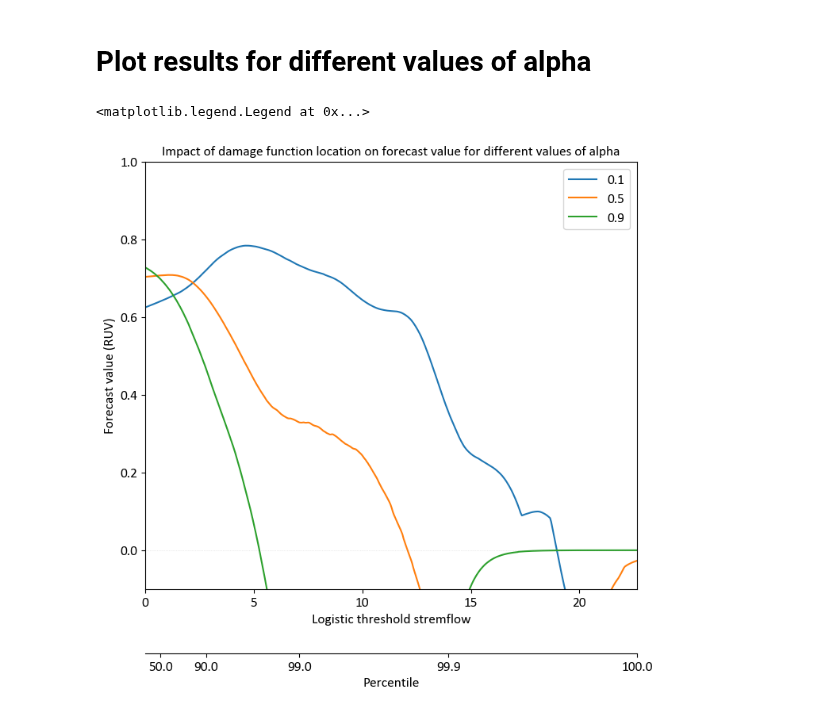
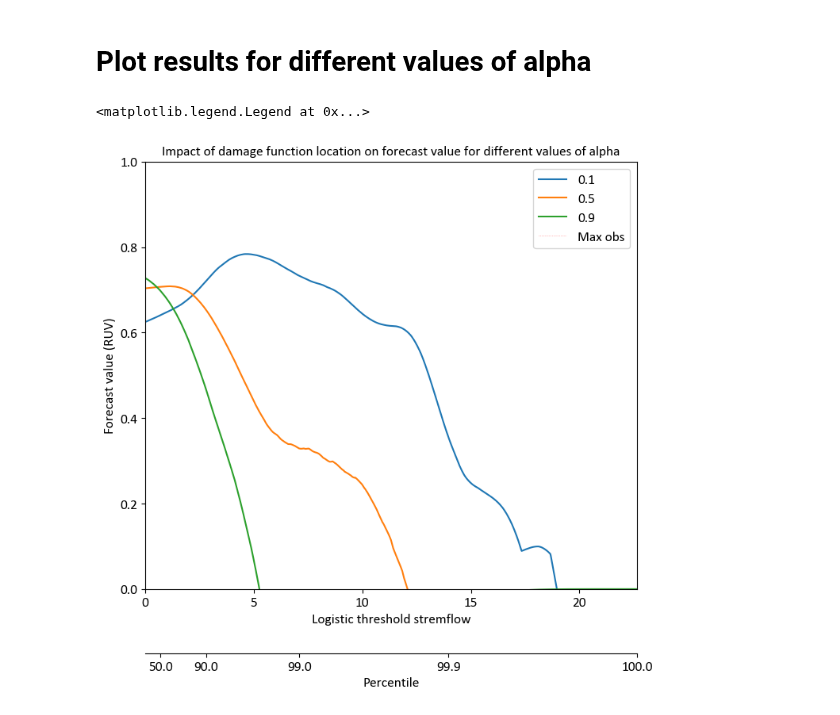
Before and after one commit to richardlaugesen/ruvpy, a Jupyter notebook: examples/example_4.ipynb, the cells around one changed output. Drawn from its saved outputs; the diff is of its cells as text; code cells hidden in the pictures.

```diff
--- a/examples/example_4.ipynb
+++ b/examples/example_4.ipynb
@@ -52,9 +52,9 @@ colors = {
 # %%
 awrc = '405209'
 dataset_filepath = '%s_data.pickle.bz2' % awrc
-parallel_nodes = 8
+parallel_nodes = 2
 k = 1.5
-thresholds_step = 0.05
+thresholds_step = 0.02
 # %%
 with bz2.BZ2File(dataset_filepath, 'r') as f:
     data = pickle.load(f)
@@ -130,20 +129,20 @@ show_percentiles = True
 # %%
 ax = results_df.plot()
 plt.axhline(0, color='grey', linewidth=0.5, alpha=0.3, linestyle='dotted')
-#plt.axvline(np.nanmax(obs), color='red', linewidth=0.5, alpha=0.5, linestyle='dotted', label='Max obs')
+plt.axvline(np.nanmax(obs), color='red', linewidth=0.5, alpha=0.5, linestyle='dotted', label='Max obs')
 
-plt.ylim(-0.1, 1)
+plt.ylim(0, 1)
 
 if show_percentiles:
     plt.xlim((0, np.nanmax(obs)))
     secax = ax.secondary_xaxis(-0.15, functions=(flow_to_percentile, percentile_to_flow))
     secax.xaxis.set_major_locator(ticker.FixedLocator([50, 90, 99, 99.9, 100]))
     secax.set_xlabel('Percentile')
 
 plt.xlabel('Logistic threshold stremflow')
 plt.ylabel('Forecast value (RUV)')
 plt.title('Impact of damage function location on forecast value for different values of alpha', fontsize='medium')
 plt.legend()
 # %% [output]
 <matplotlib.legend.Legend at 0x...>
-[figure, old version]
+[figure, new version]
```
Also changed, not shown: parts of 1 cell of this notebook.
